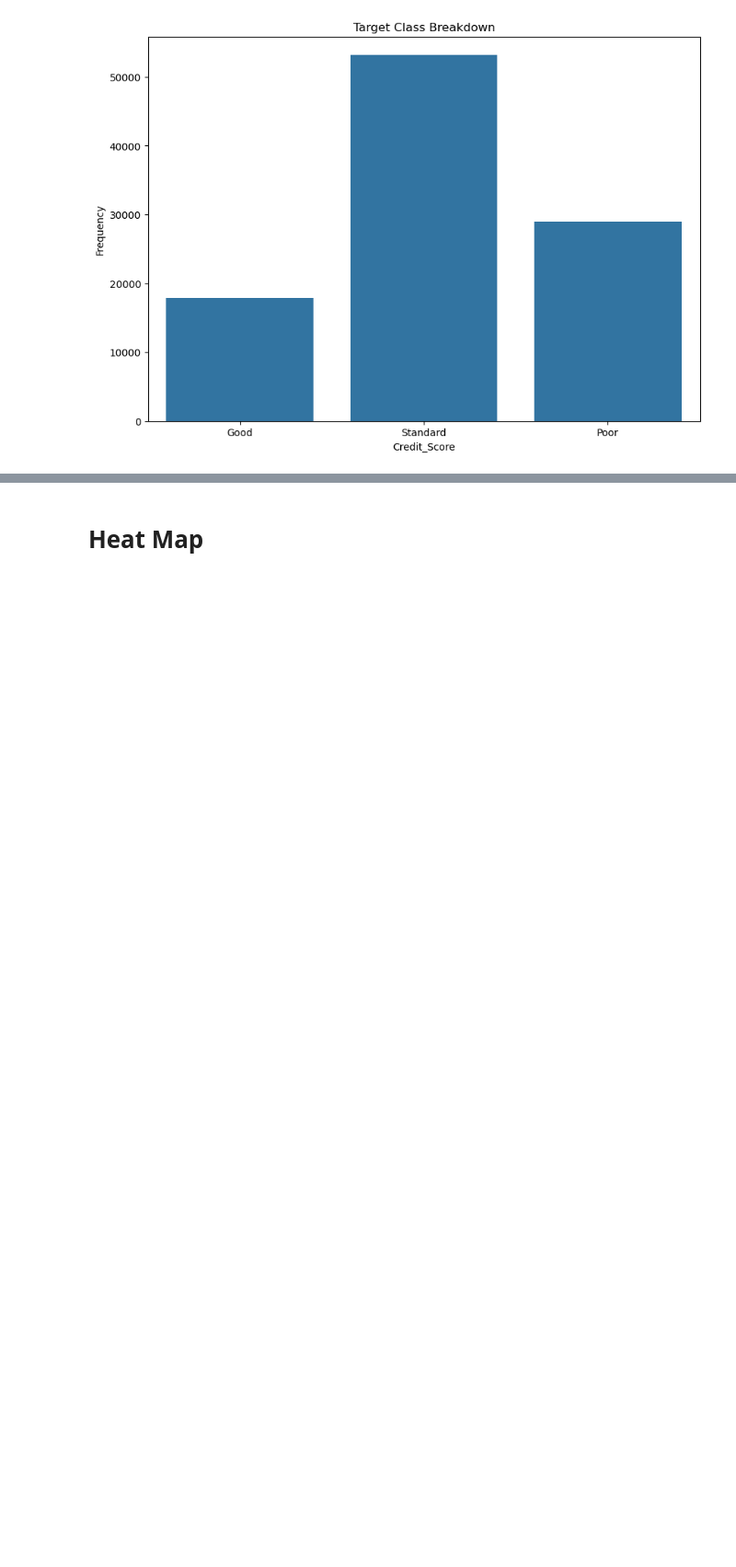
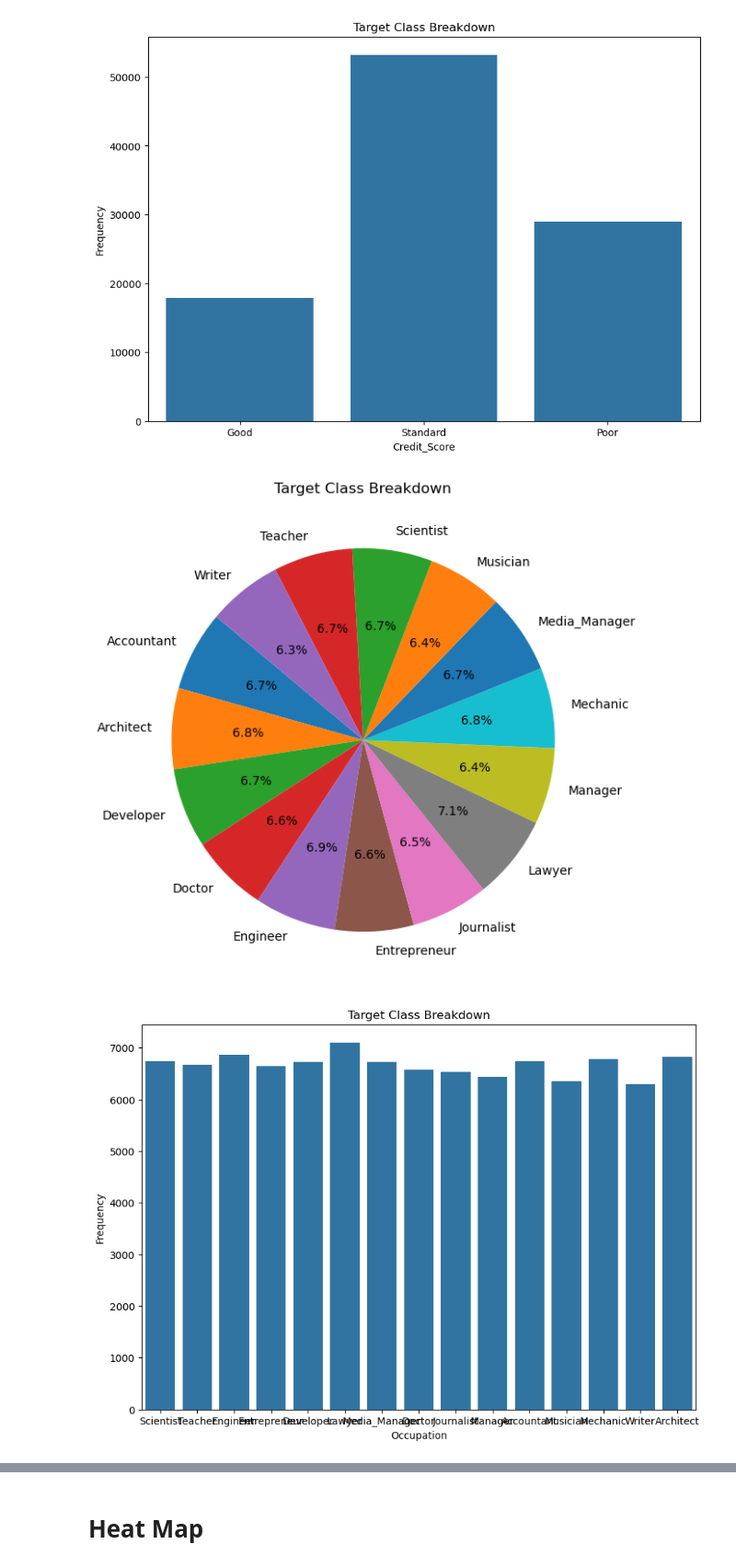
Before and after one commit to MaukanMir/Credit-Classification-Analysis, a Jupyter notebook: training.ipynb, the cells around one changed output, grey strips where cells are left out. Shown at 92% size. Drawn from its saved outputs; the diff is of its cells as text; code cells hidden in the pictures; blank space fills up the shorter version.

```diff
--- a/training.ipynb
+++ b/training.ipynb
@@ -91,3 +91,8 @@ check_class_imbalance(df["Credit_Score"])
 # %% [output]
 [figure]
 [figure]
+# %%
+check_class_imbalance(df["Occupation"])
+# %% [output]
+[figure, added]
+[figure, added]
```
Also changed, not shown: parts of 9 cells of this notebook.
